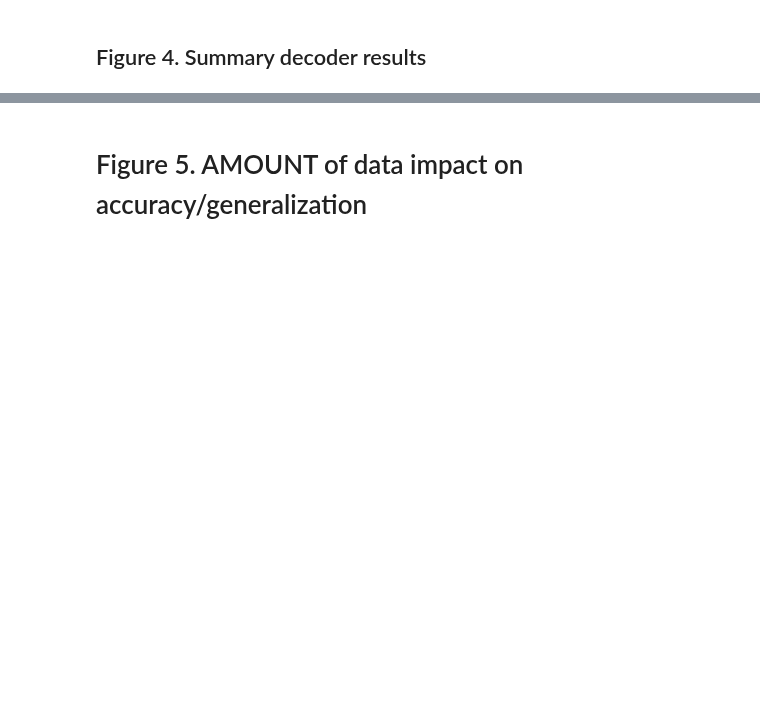
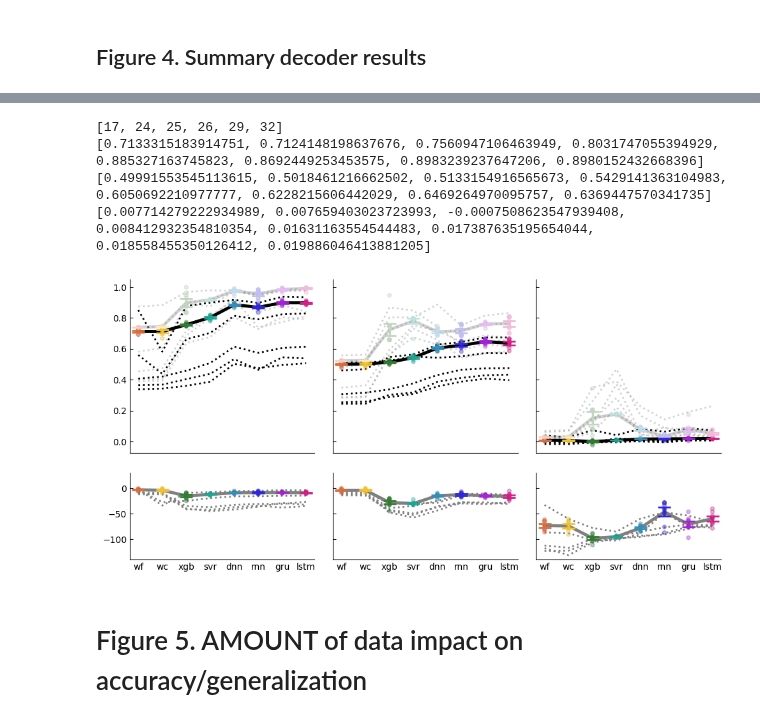
Before and after one commit to mayolabvision/NeuralDecoding, a Jupyter notebook: analyses/Manuscript_FinalPlots2.ipynb, the cells around one changed output, grey strips where cells are left out. Cells and saved outputs as stored; diff of their text form; code cells hidden in the pictures; blank space fills up the shorter version.

```diff
--- a/analyses/Manuscript_FinalPlots2.ipynb
+++ b/analyses/Manuscript_FinalPlots2.ipynb
@@ -861,7 +836,7 @@ plt.subplots_adjust(wspace=0.153, hspace=0.25)
 ## Figure 4. Summary decoder results
 # %%
 column_names = ['line','sess','timePrePost','output_binWidth','downsample_factor','input_timeWindow','input_binWidth','numNeurons','nMT','nFEF','outer_fold','repeat','trainRatio','numObservations','output','model','validEvalMetric','prms','preProcess_time','train_time','test_time','R2_train','rho_train','rmse_train','R2_test','rho_test','rmse_test']
-df, yp_train, yp_test = get_outputs(DATA_FOLDER,["r0001"],column_names) # position
+df, yp_train, yp_test = get_outputs(DATA_FOLDER,["r0001"],column_names,withTraces=True) # position
 ya_train, c_train, ya_test, c_test = get_actualTraces(DATA_FOLDER, df)
 #df = fix_svr(df,yp_train,yp_test,ya_train,ya_test)
 
@@ -930,35 +911,41 @@ for c, kin in enumerate(df['output'].unique()):
                     thiscol = cols
                     zz = 3
 
 
                 for pos, y, yerr, color in zip(ind, means, err, thiscol): #Loop through methods and plot error bars
 
                     axes[r,c].errorbar(pos, y, yerr, lw=2.5, capsize=7.5, capthick=2, color=color,zorder=zz)
 
                     axes[r,c].set_xticks([0,1,2,3,4,5,6,7])
                     axes[r,c].set_xticklabels(['wf','wc','xgb','svr','dnn','rnn','gru','lstm'], rotation=0)
 
                     #Remove right and top boundaries, and make ticks inward
                     axes[r,c].tick_params(direction='in',bottom=0)
                     axes[r,c].spines['right'].set_color('none')
                     axes[r,c].spines['top'].set_color('none')
 
                     #Plot individual R2 values for each fold as an 'x'
                     scatter_x=np.reshape(np.transpose(np.ones((10,1))*range(8)),(80,1)) #Get x values for plotting (first 10 will have an x value of 0, second 10 will have an x value of 1, etc)
                     scatter_y=np.concatenate((wf,wc,xgb,svr,dnn,rnn,gru,lstm),axis=0) #Y values for plotting
                     colors_list=[] #Create a list of the colors that should be used when plotting each 'x'
                     for i in scatter_x.astype(int).reshape((1,-1))[0]:
                         colors_list.append(thiscol[i])
 
                     axes[r,c].scatter(scatter_x,scatter_y,c=colors_list,marker='.',s=70,alpha=0.05,zorder=2,edgecolors='face')
 
             if r==1:
-                axes[r,c].set_ylim([-140,20])
+                axes[r,c].set_ylim([-140,30])
 
 
 plt.subplots_adjust(wspace=0.1, hspace=0.15)
 
-#fig.savefig(FIG_FOLDER+'/r2_allSessions.png', dpi=600, bbox_inches='tight')
+fig.savefig(FIG_FOLDER+'/r2_allSessions.png', dpi=600, bbox_inches='tight')
+# %% [output]
+[17, 24, 25, 26, 29, 32]
+[0.7133315183914751, 0.7124148198637676, 0.7560947106463949, 0.8031747055394929, 0.885327163745823, 0.8692449253453575, 0.8983239237647206, 0.8980152432668396]
+[0.49991553545113615, 0.5018461216662502, 0.5133154916565673, 0.5429141363104983, 0.6050692210977777, 0.6228215606442029, 0.6469264970095757, 0.6369447570341735]
+[0.007714279222934989, 0.007659403023723993, -0.0007508623547939408, 0.008412932354810354, 0.01631163554544483, 0.017387635195654044, 0.018558455350126412, 0.019886046413881205]
+[figure, added]
 # %% [markdown]
 # Figure 5. AMOUNT of data impact on accuracy/generalization
 # %%
```
Also changed, not shown: parts of 10 cells of this notebook, 3 other files.
